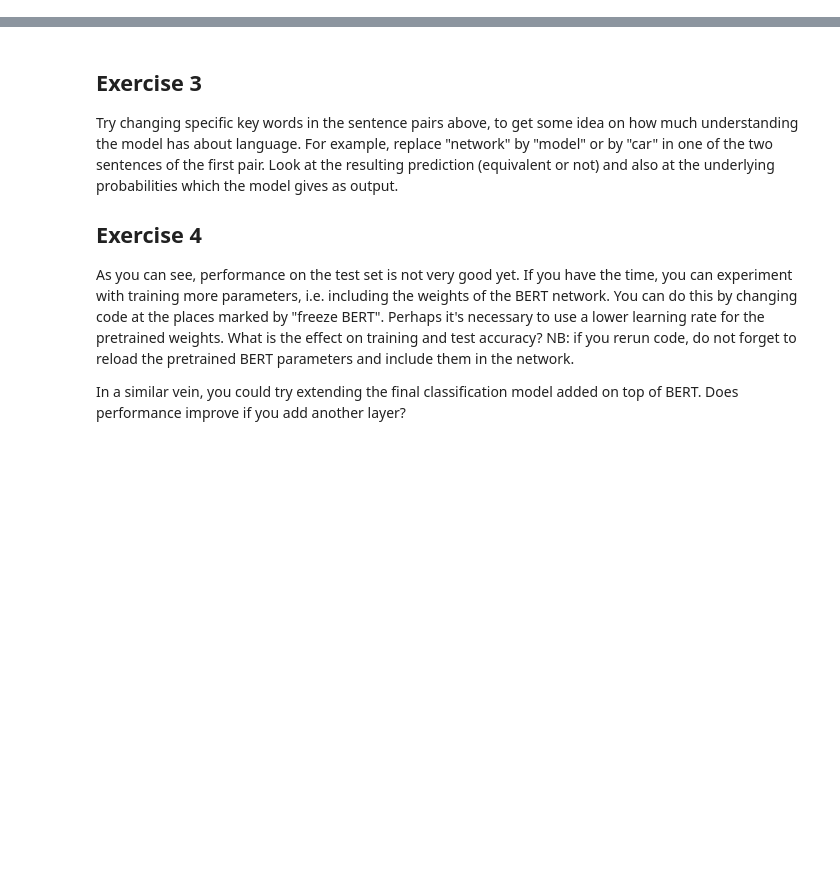
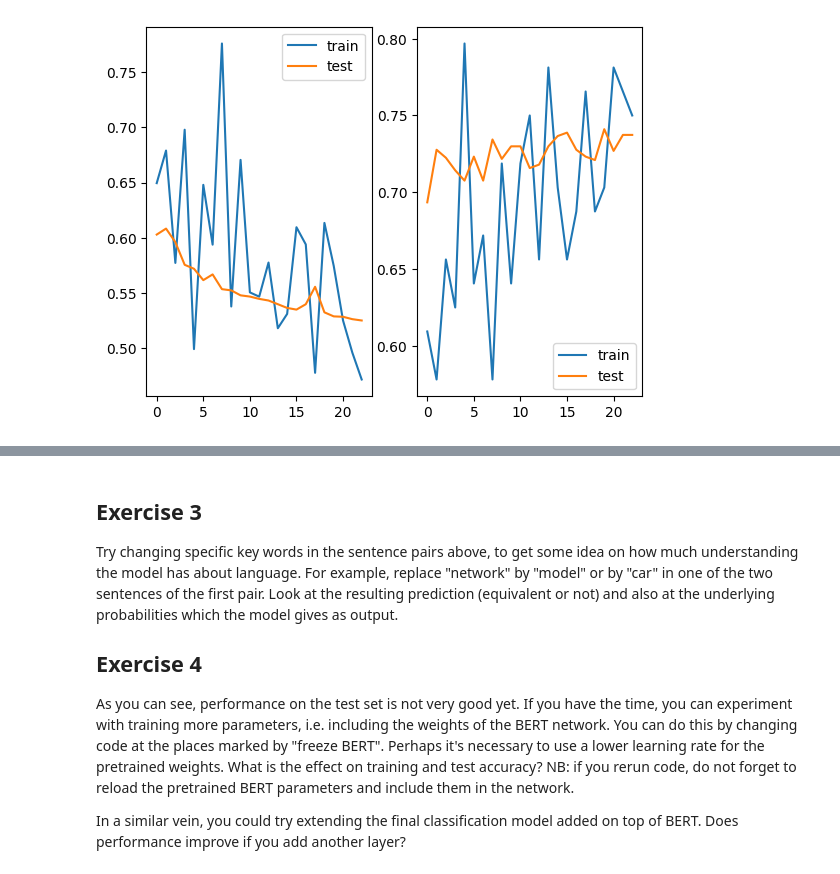
Before and after one commit to holmrenser/deep_learning, a Jupyter notebook: W4D2_finetune_GLUEBERT.ipynb, the cells around one changed output, grey strips where cells are left out. Cells and saved outputs as stored; diff of their text form; code cells hidden in the pictures; blank space fills up the shorter version.

```diff
--- a/W4D2_finetune_GLUEBERT.ipynb
+++ b/W4D2_finetune_GLUEBERT.ipynb
@@ -291,0 +94,3 @@ torch.nn.functional.softmax(net(X).detach(),dim=1)
+# %%
+tokenizer = BertTokenizer.from_pretrained('bert-base-cased')
+tokenizer
@@ -291,0 +194,17 @@ torch.nn.functional.softmax(net(X).detach(),dim=1)
+# %%
+
+class BertClassifier(nn.Module):
+  def __init__(self, bert: BertModel):
+    super().__init__()
+    self.bert = bert
+    # Freeze BERT parameters
+    for param in bert.parameters():
+      param.requires_grad = False
+    num_hidden = bert.pooler.dense.out_features
+    self.output = nn.Linear(num_hidden, 2)
+
+  def forward(self, input_ids, token_type_ids, attention_mask):
+    with torch.no_grad():
+      bert_output = self.bert(input_ids, token_type_ids=token_type_ids, attention_mask=attention_mask)
+    first_token_encoding = bert_output.last_hidden_state[:,0,:]
+    return self.output(first_token_encoding)
@@ -291,0 +213,68 @@ torch.nn.functional.softmax(net(X).detach(),dim=1)
+# %%
+from numpy import average
+def to_gpu(batch, device):
+  return tuple(t.to(device) for t in batch)
+
+def model_metrics(model, batch):
+  tokens, token_type_ids, attention_mask, labels = to_gpu(batch, DEVICE)
+  logits = model(tokens, token_type_ids=token_type_ids, attention_mask=attention_mask)
+  loss = F.cross_entropy(logits, labels)
+  predictions = torch.argmax(logits, dim=1)
+  accuracy = torch.sum(predictions == labels) / logits.shape[0]
+  return loss, accuracy
+
+def train_step(model, batch, optimizer):
+  loss,accuracy = model_metrics(model, batch)
+  model.zero_grad()
+  loss.backward()
+  optimizer.step()
+  return loss.item(), accuracy.item()
+
+def validation_metrics(model, dataloader):
+  losses = []
+  accuracies = []
+  for batch in dataloader:
+    loss,accuracy = model_metrics(model, batch)
+    losses.append(loss)
+    accuracies.append(accuracy)
+  average_loss = sum(losses) / len(losses)
+  average_accuracy = sum(accuracies) / len(accuracies)
+  return average_loss.item(), average_accuracy.item()
+
+train_dataset = GLUEBERTDataset(glue['train'])
+train_dataloader = DataLoader(train_dataset, batch_size=64, shuffle=True)
+
+validation_dataset = GLUEBERTDataset(glue['validation'])
+validation_dataloader = DataLoader(validation_dataset, batch_size=64)
+
+
+similarity_model = BertClassifier(model).to(DEVICE)
+optimizer = torch.optim.Adam(similarity_model.output.parameters(), lr=1e-3)
+
+train_losses = []
+validation_losses = []
+train_accuracies = []
+validation_accuracies = []
+
+i = 0
+
+for epoch in tqdm(range(10)):
+  for train_batch in tqdm(train_dataloader, leave=False):
+    i += 1
+    train_loss, train_accuracy = train_step(similarity_model, train_batch, optimizer)
+    if i % 25 == 0:
+      validation_loss, validation_accuracy = validation_metrics(similarity_model, validation_dataloader)
+      train_losses.append(train_loss)
+      validation_losses.append(validation_loss)
+      train_accuracies.append(train_accuracy)
+      validation_accuracies.append(validation_accuracy)
+
+fig,[ax1,ax2] = plt.subplots(ncols=2)
+ax1.plot(train_losses, label='train')
+ax1.plot(validation_losses, label='test')
+ax1.legend()
+
+ax2.plot(train_accuracies, label='train')
+ax2.plot(validation_accuracies, label='test')
+ax2.legend()
+# %% [output]
@@ -291,0 +282 @@ torch.nn.functional.softmax(net(X).detach(),dim=1)
+[figure, added]
```
Also changed, not shown: parts of 52 cells of this notebook.
